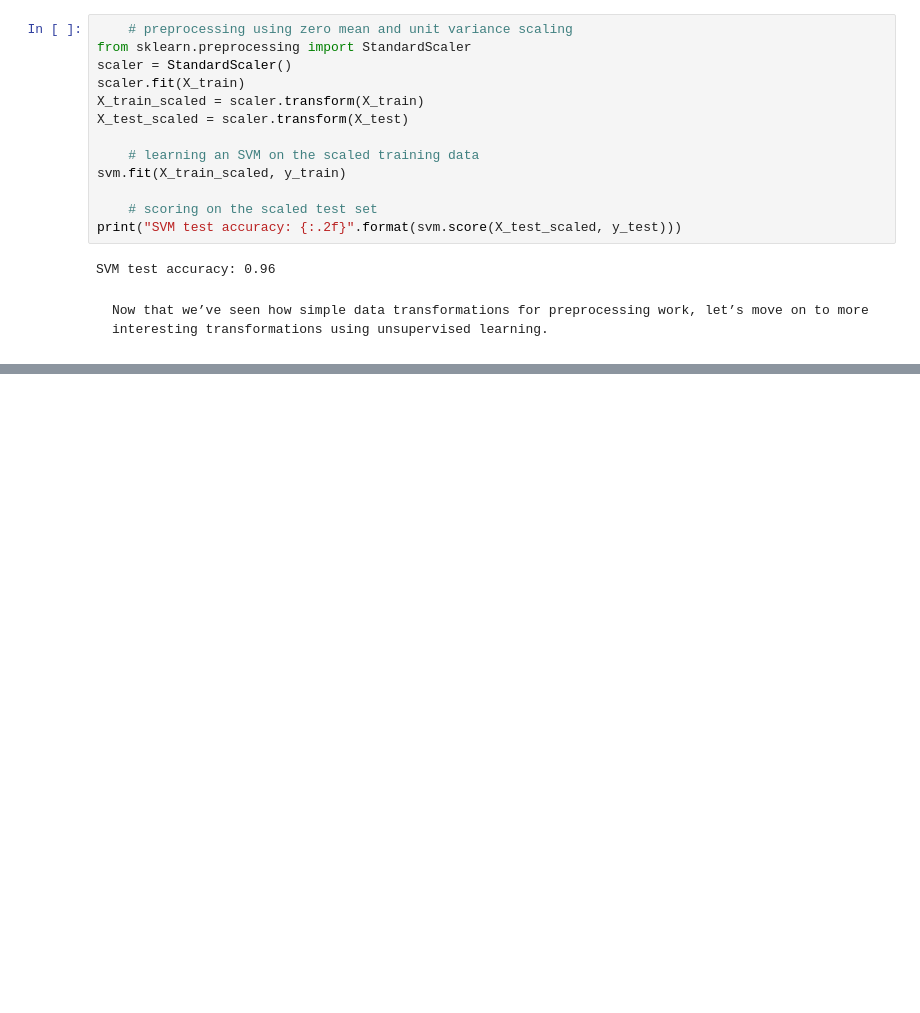
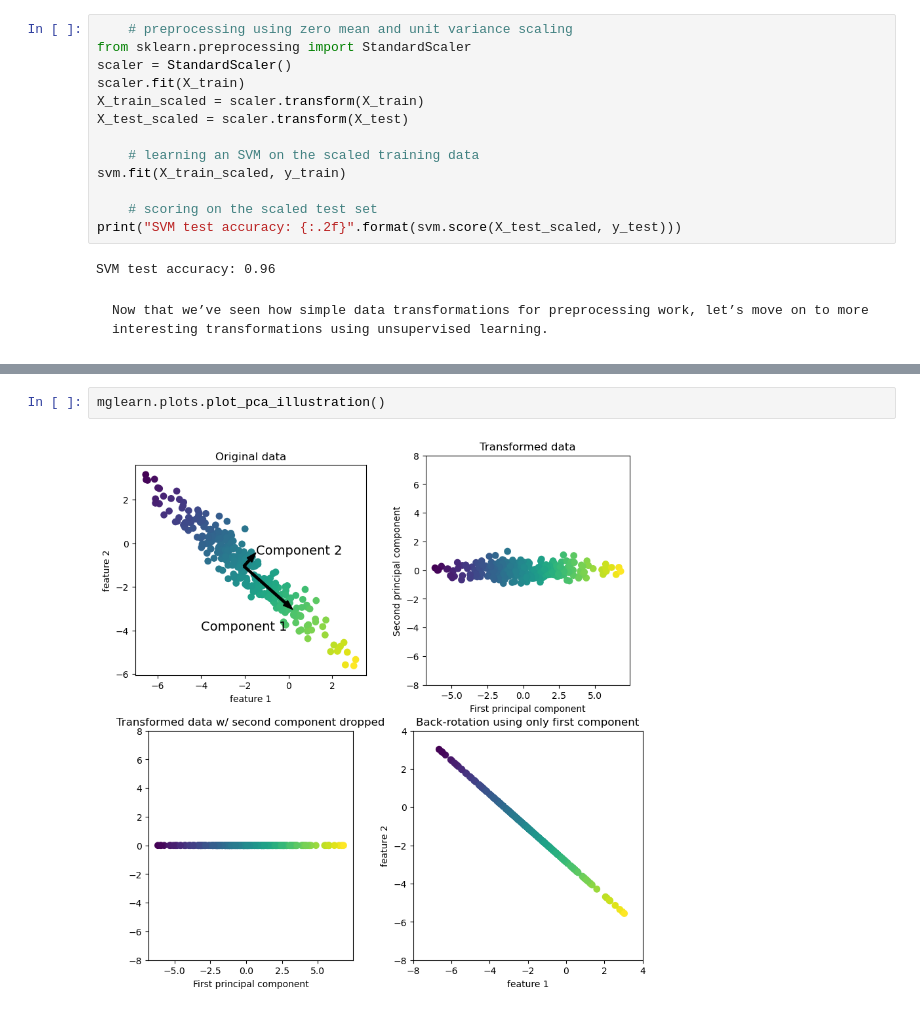
Before and after one commit to Coastpure/Intro-to-ML-with-Python, a Jupyter notebook: 03-unsupervised-learning.ipynb, the cells around one changed output, grey strips where cells are left out. Drawn from its saved outputs; the diff is of its cells as text; blank space fills up the shorter version.

```diff
--- a/03-unsupervised-learning.ipynb
+++ b/03-unsupervised-learning.ipynb
@@ -240,0 +252,4 @@ SVM test accuracy: 0.96
+# %%
+mglearn.plots.plot_pca_illustration()
+# %% [output]
+[figure, added]
```
Also changed, not shown: parts of 21 cells of this notebook.
